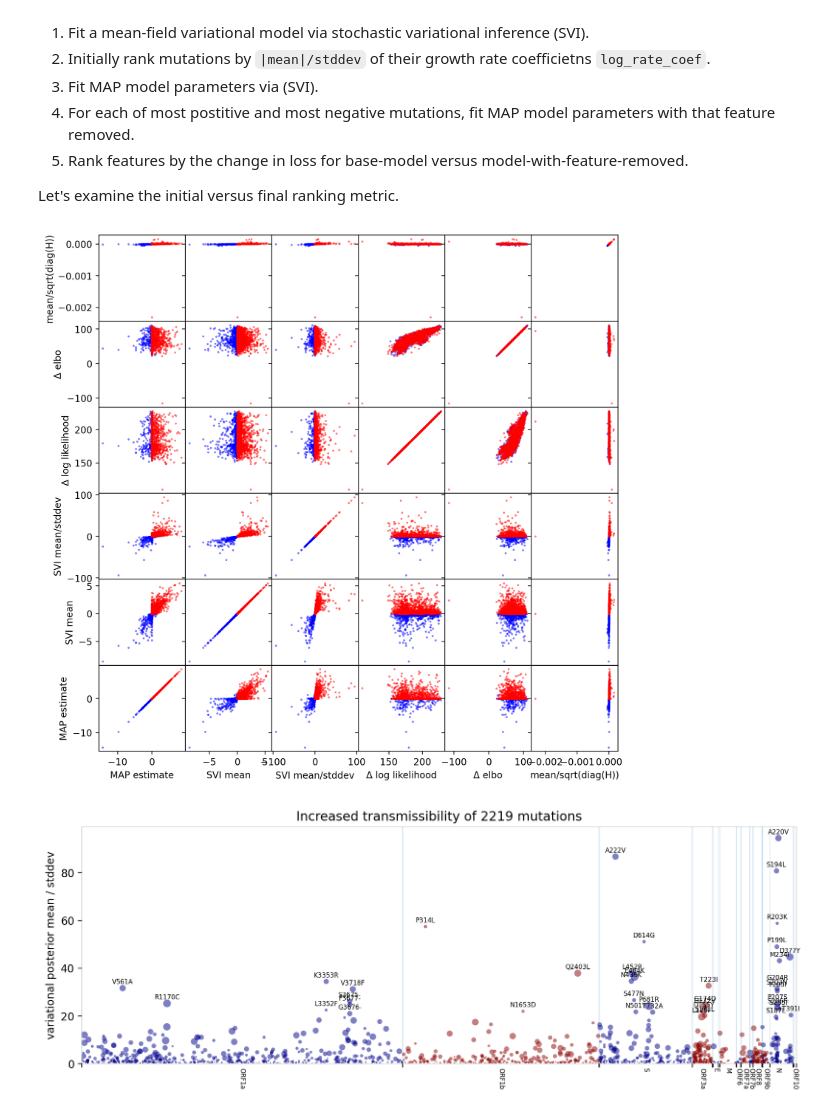
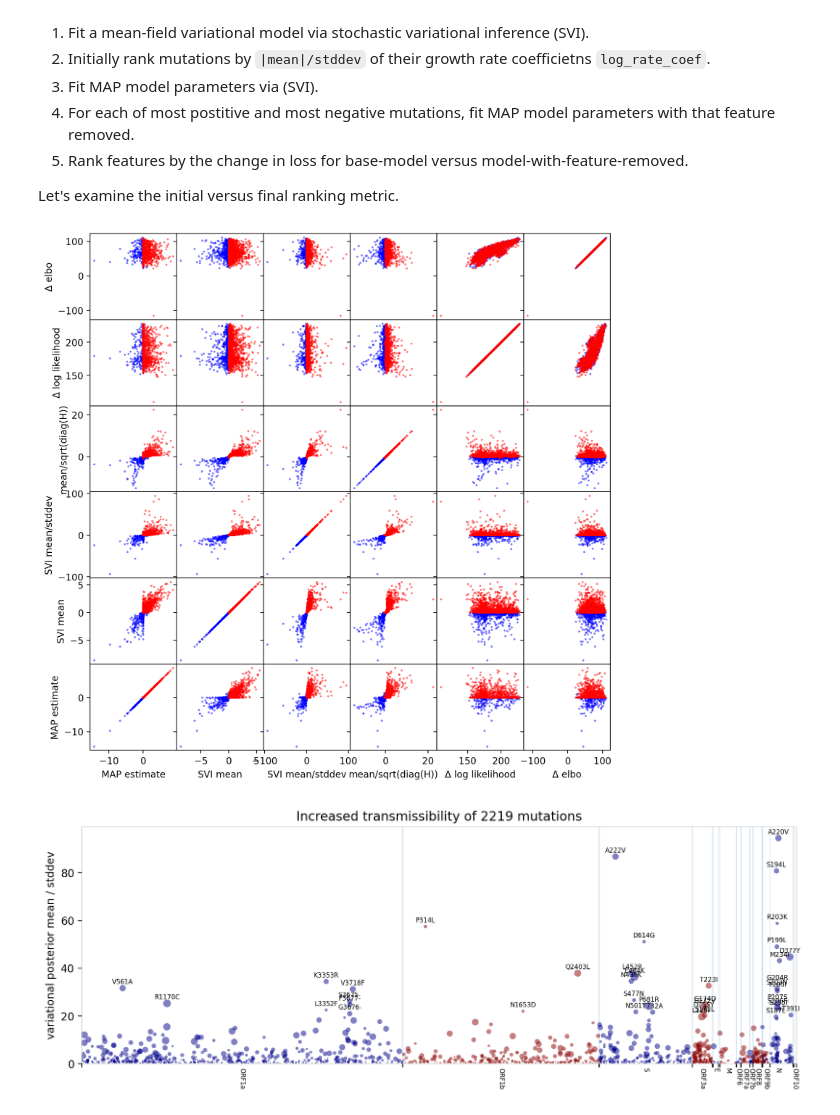
Before and after one commit to broadinstitute/pyro-cov, a Jupyter notebook: rank_mutations.ipynb, the cells around one changed output. Cells and saved outputs as stored; diff of their text form; code cells hidden in the pictures.

Commit message:
Update rank mutations notebook with good Hessian results

```diff
--- a/rank_mutations.ipynb
+++ b/rank_mutations.ipynb
@@ -82,26 +82,26 @@ mutations = [results["mutations"][i] for i in feature_ids.tolist()]
 # %%
 trends = {
     "MAP estimate": mode,
     "SVI mean": mean,
     "SVI mean/stddev": sigma,
+    "mean/sqrt(diag(H))": results["hessian"]["mean"] / results["hessian"]["std"],
     "Δ log likelihood": log_likelihood,
     "Δ elbo": elbo,
-    "mean/sqrt(diag(H))": results["hessian"]["mean"] / results["hessian"]["std"]
 }
 trends = list(trends.items())
 pos = mean > 0
 fig, axes = plt.subplots(len(trends), len(trends), figsize=(10, 10), sharex="col", sharey="row")
 for i, (axes_i, (name_i, trend_i)) in enumerate(zip(axes, reversed(trends))):
     axes[i][0].set_ylabel(name_i)
     for j, (ax, (name_j, trend_j)) in enumerate(zip(axes_i, trends)):
         axes[-1][j].set_xlabel(name_j)
         ax.scatter(trend_j[~pos].numpy(), trend_i[~pos].numpy(),
                    5, color='blue', alpha=0.5, lw=0)
         ax.scatter(trend_j[pos].numpy(), trend_i[pos].numpy(),
                    5, color='red', alpha=0.5, lw=0)
 plt.subplots_adjust(wspace=0, hspace=0)
 # %% [output]
-[figure, old version]
+[figure, new version]
 # %%
 from pyrocov.sarscov2 import GENE_TO_POSITION, aa_mutation_to_position
 
```
Also changed, not shown: parts of 2 cells of this notebook.
